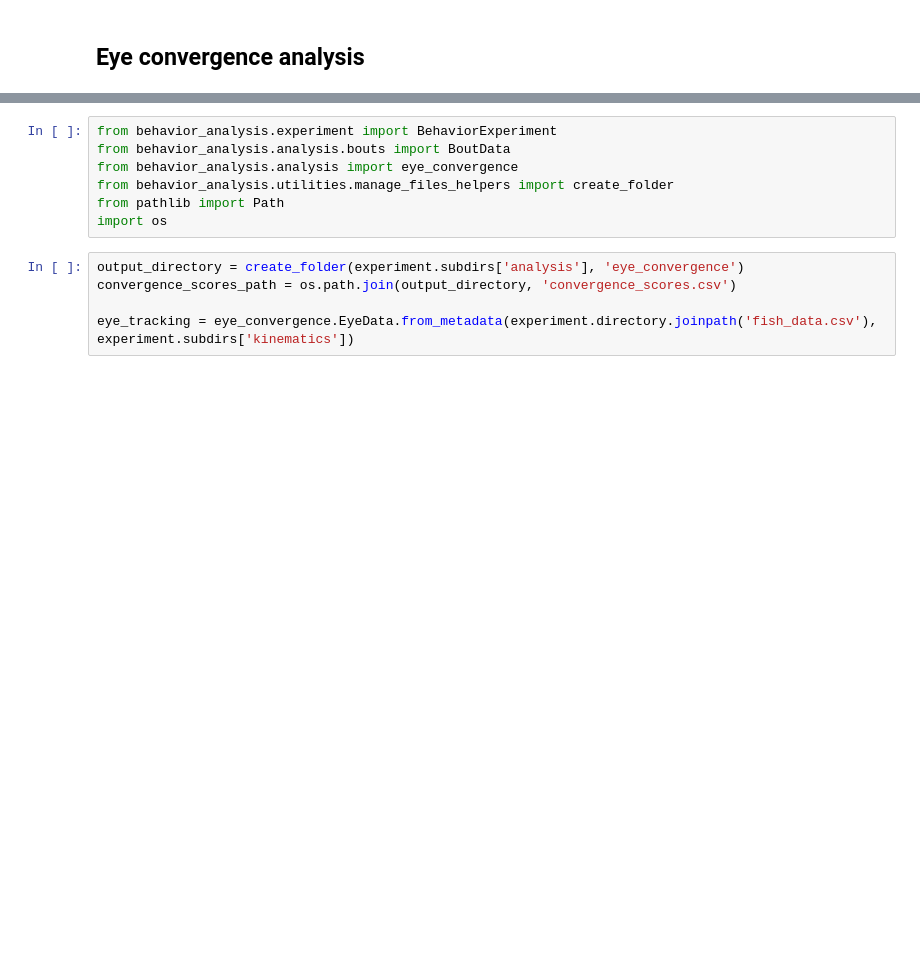
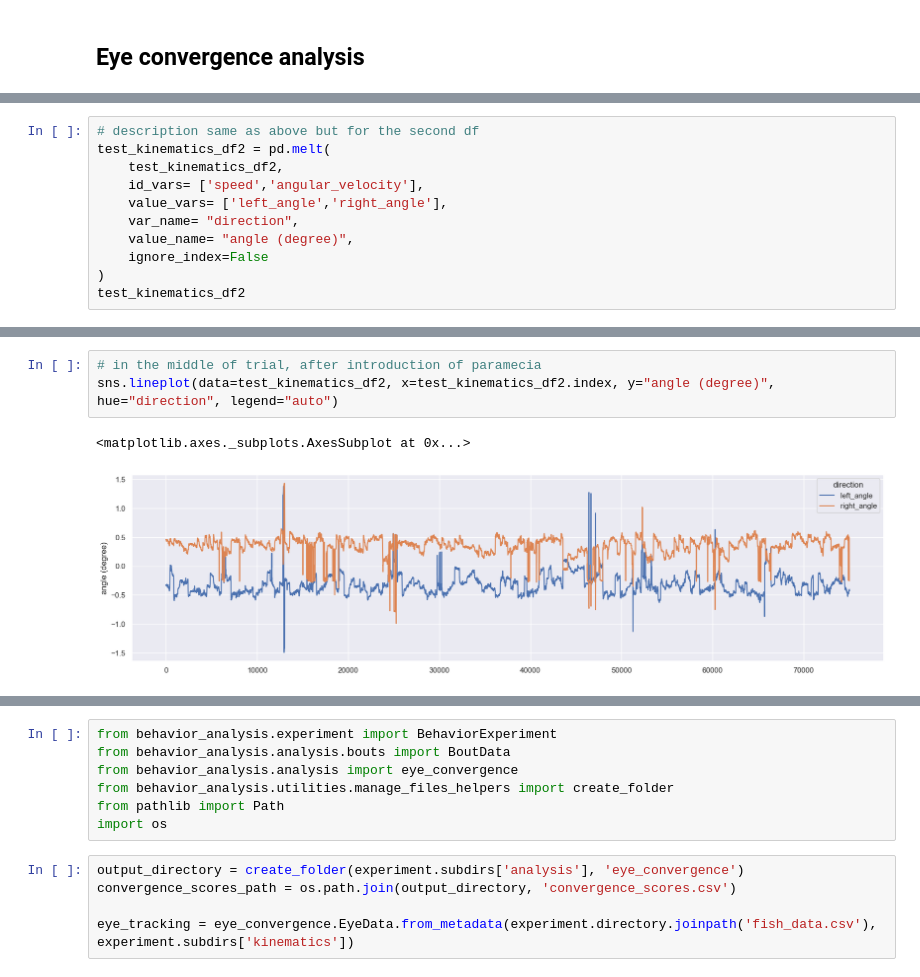
Before and after one commit to myngaf/behavior_analysis_tracking, a Jupyter notebook: test_analysis.ipynb, the cells around one changed output, grey strips where cells are left out. Cells and saved outputs as stored; diff of their text form; blank space fills up the shorter version.

```diff
--- a/test_analysis.ipynb
+++ b/test_analysis.ipynb
@@ -21,0 +142,11 @@ bout_detection: {'threshold': 0.025, 'winsize': 0.2}
+# %%
+# description same as above but for the second df
+test_kinematics_df2 = pd.melt(
+    test_kinematics_df2,
+    id_vars= ['speed','angular_velocity'],
+    value_vars= ['left_angle','right_angle'],
+    var_name= "direction",
+    value_name= "angle (degree)",
+    ignore_index=False
+)
+test_kinematics_df2
@@ -21,0 +198,6 @@ bout_detection: {'threshold': 0.025, 'winsize': 0.2}
+# %%
+# in the middle of trial, after introduction of paramecia
+sns.lineplot(data=test_kinematics_df2, x=test_kinematics_df2.index, y="angle (degree)", hue="direction", legend="auto")
+# %% [output]
+<matplotlib.axes._subplots.AxesSubplot at 0x...>
+[figure, added]
```
Also changed, not shown: parts of 22 cells of this notebook.
